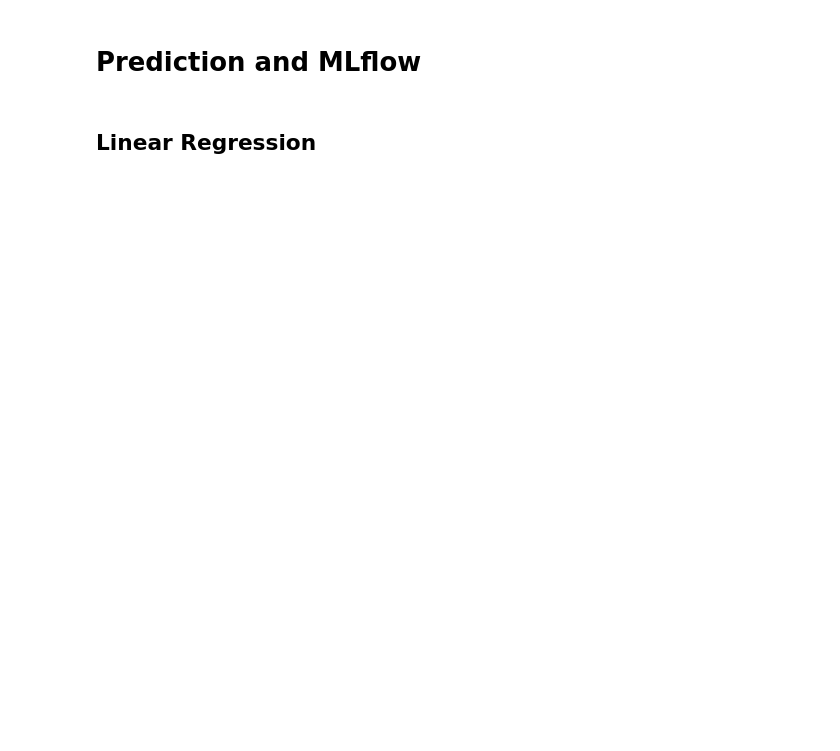
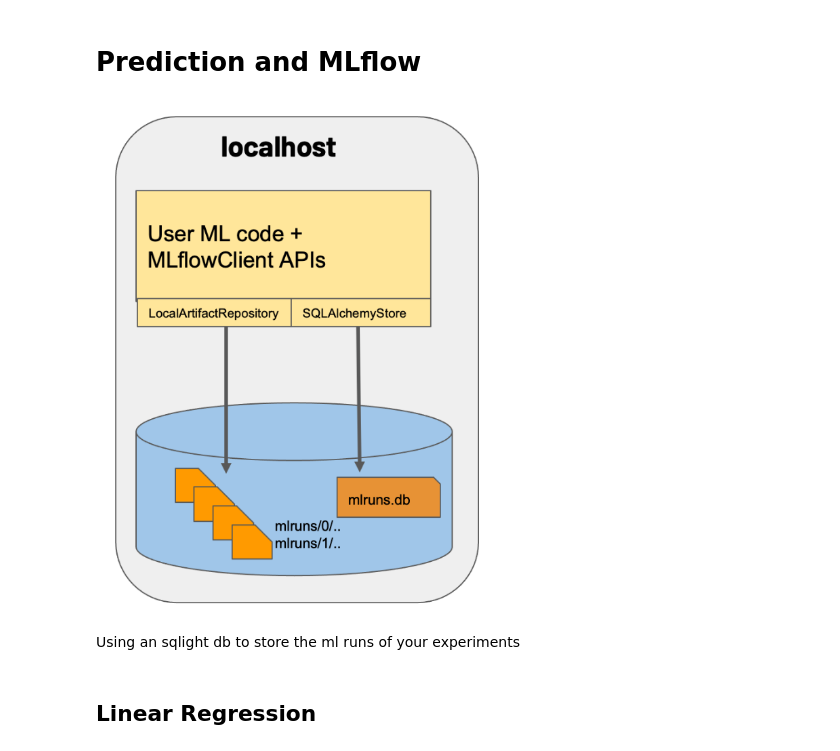
Before and after one commit to pdanninger/dsc_dach, a Jupyter notebook: mlflow_tutorial.ipynb, the cells around one changed output. Cells and saved outputs as stored; diff of their text form; code cells hidden in the pictures; blank space fills up the shorter version.

```diff
--- a/mlflow_tutorial.ipynb
+++ b/mlflow_tutorial.ipynb
@@ -214,6 +247,13 @@ def create_train_test_sets(target:str, split_size:float, random_state:int, shuff
     return train_test_dict
 # %% [markdown]
 # Prediction and MLflow
+# %%
+display.Image("localhost.png", width=400)
+#mlflow.set_tracking_uri("sqlite:///mlruns.db")
+# %% [output]
+[figure, added]
+# %% [markdown]
+Using an sqlight db to store the ml runs of your experiments
 # %%
 # MLflow Run
 
```
Also changed, not shown: parts of 15 cells of this notebook, 3 other files.
